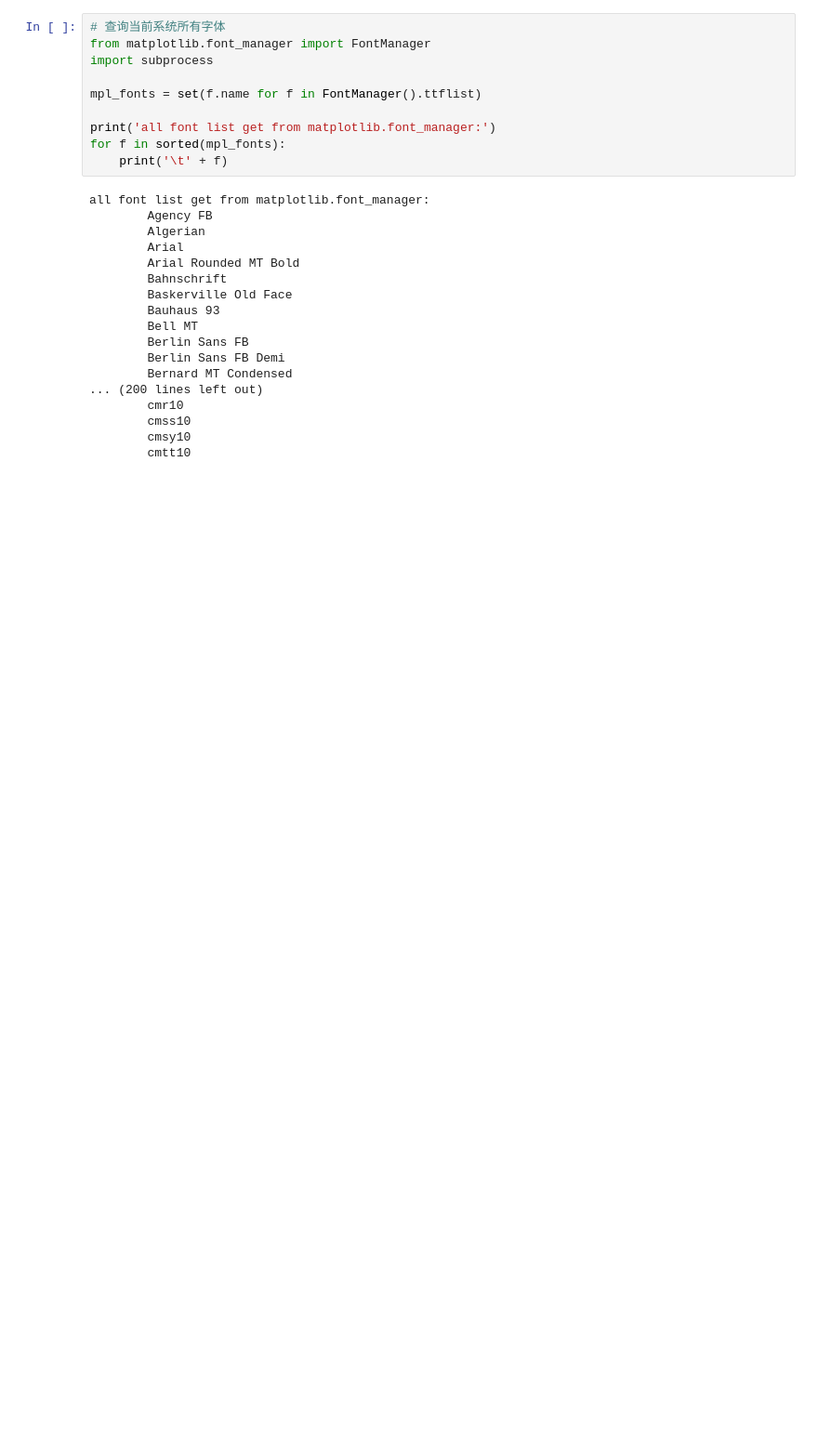
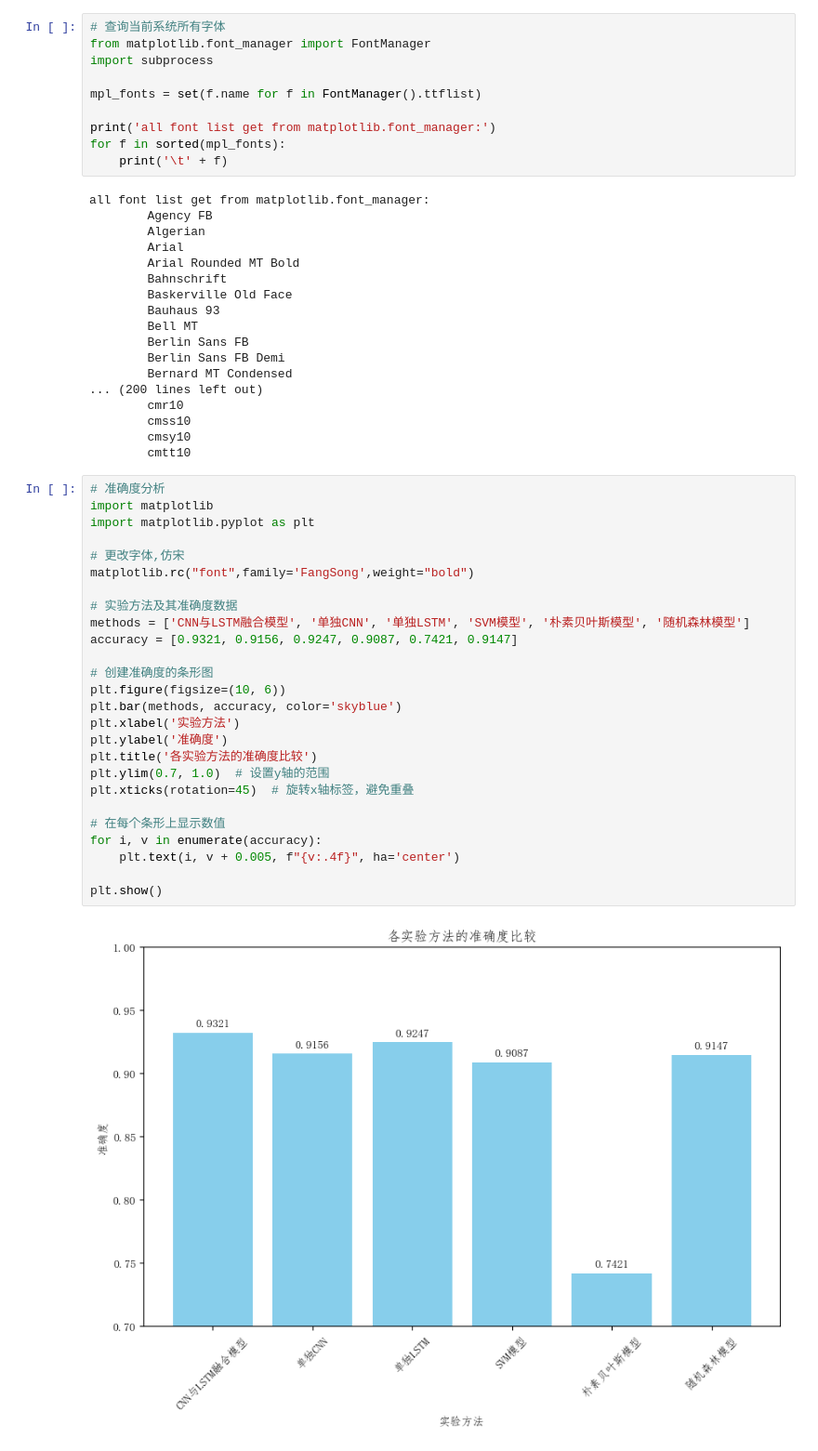
Before and after one commit to fly199004/cnn_lstm_model, a Jupyter notebook: draw.ipynb, the cells around one changed output. Shown: that part at 93% size. Drawn from its saved outputs; the diff is of its cells as text; blank space fills up the shorter version.

```diff
--- a/draw.ipynb
+++ b/draw.ipynb
@@ -74,3 +74,31 @@ all font list get from matplotlib.font_manager:
         cmss10
         cmsy10
         cmtt10
+# %%
+# 准确度分析
+import matplotlib
+import matplotlib.pyplot as plt
+
+# 更改字体,仿宋
+matplotlib.rc("font",family='FangSong',weight="bold")
+
+# 实验方法及其准确度数据
+methods = ['CNN与LSTM融合模型', '单独CNN', '单独LSTM', 'SVM模型', '朴素贝叶斯模型', '随机森林模型']
+accuracy = [0.9321, 0.9156, 0.9247, 0.9087, 0.7421, 0.9147]
+
+# 创建准确度的条形图
+plt.figure(figsize=(10, 6))
+plt.bar(methods, accuracy, color='skyblue')
+plt.xlabel('实验方法')
+plt.ylabel('准确度')
+plt.title('各实验方法的准确度比较')
+plt.ylim(0.7, 1.0)  # 设置y轴的范围
+plt.xticks(rotation=45)  # 旋转x轴标签，避免重叠
+
+# 在每个条形上显示数值
+for i, v in enumerate(accuracy):
+    plt.text(i, v + 0.005, f"{v:.4f}", ha='center')
+
+plt.show()
+# %% [output]
+[figure, added]
```
Also changed, not shown: parts of 8 cells of this notebook, 1 other file.
